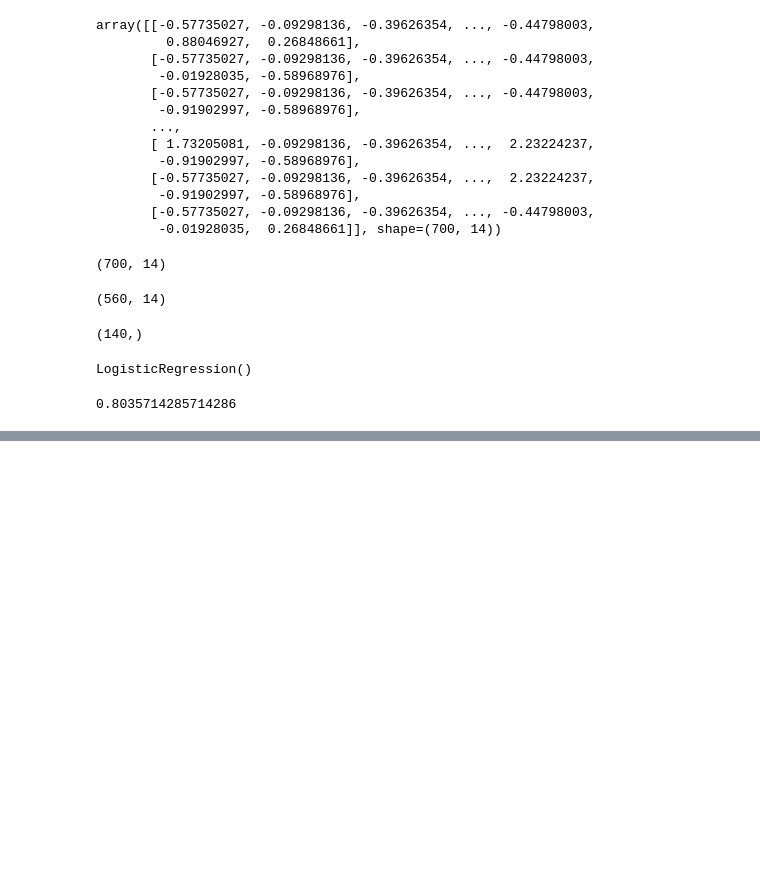
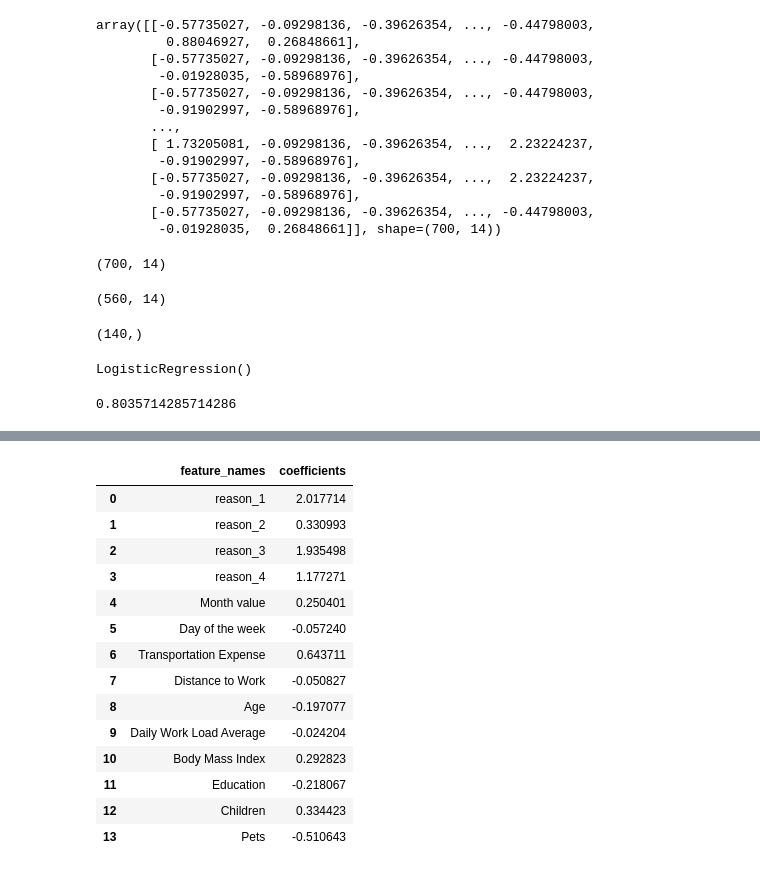
Before and after one commit to aayush-pokhrel/absenteeism_data_analysis, a Jupyter notebook: ML_part.ipynb, the cells around one changed output, grey strips where cells are left out. Saved outputs shown, nothing was run; the diff lists cells and outputs as text; code cells hidden in the pictures; blank space fills up the shorter version.

```diff
--- a/ML_part.ipynb
+++ b/ML_part.ipynb
@@ -128,0 +188,20 @@ reg.score(x_train,y_train)
+# %%
+summary_table=pd.DataFrame(columns=['feature_names'],data=feature_names)
+summary_table['coefficients']=np.transpose(reg.coef_)
+summary_table
+# %% [output]
+|  | feature_names | coefficients |
+| 0 | reason_1 | 2.017714 |
+| 1 | reason_2 | 0.330993 |
+| 2 | reason_3 | 1.935498 |
+| 3 | reason_4 | 1.177271 |
+| 4 | Month value | 0.250401 |
+| 5 | Day of the week | -0.057240 |
+| 6 | Transportation Expense | 0.643711 |
+| 7 | Distance to Work | -0.050827 |
+| 8 | Age | -0.197077 |
+| 9 | Daily Work Load Average | -0.024204 |
+| 10 | Body Mass Index | 0.292823 |
+| 11 | Education | -0.218067 |
+| 12 | Children | 0.334423 |
+| 13 | Pets | -0.510643 |
```
Also changed, not shown: parts of 11 cells of this notebook.
